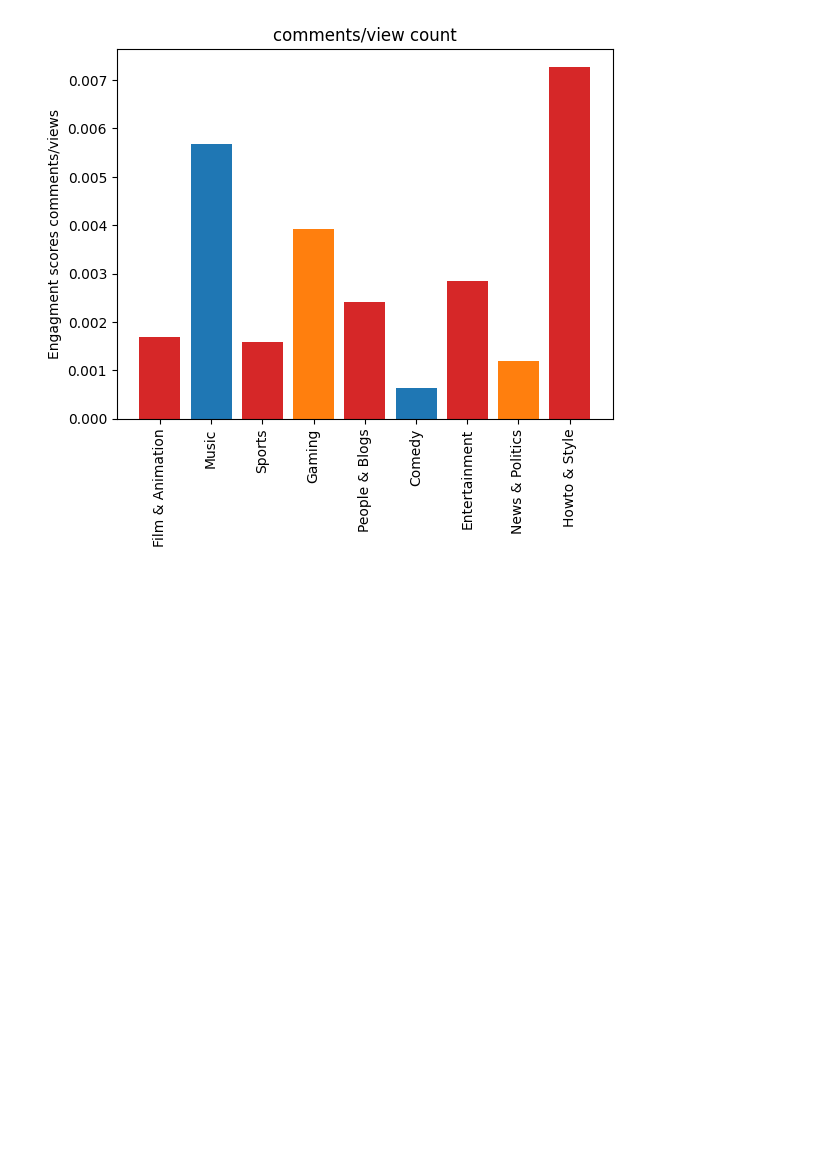
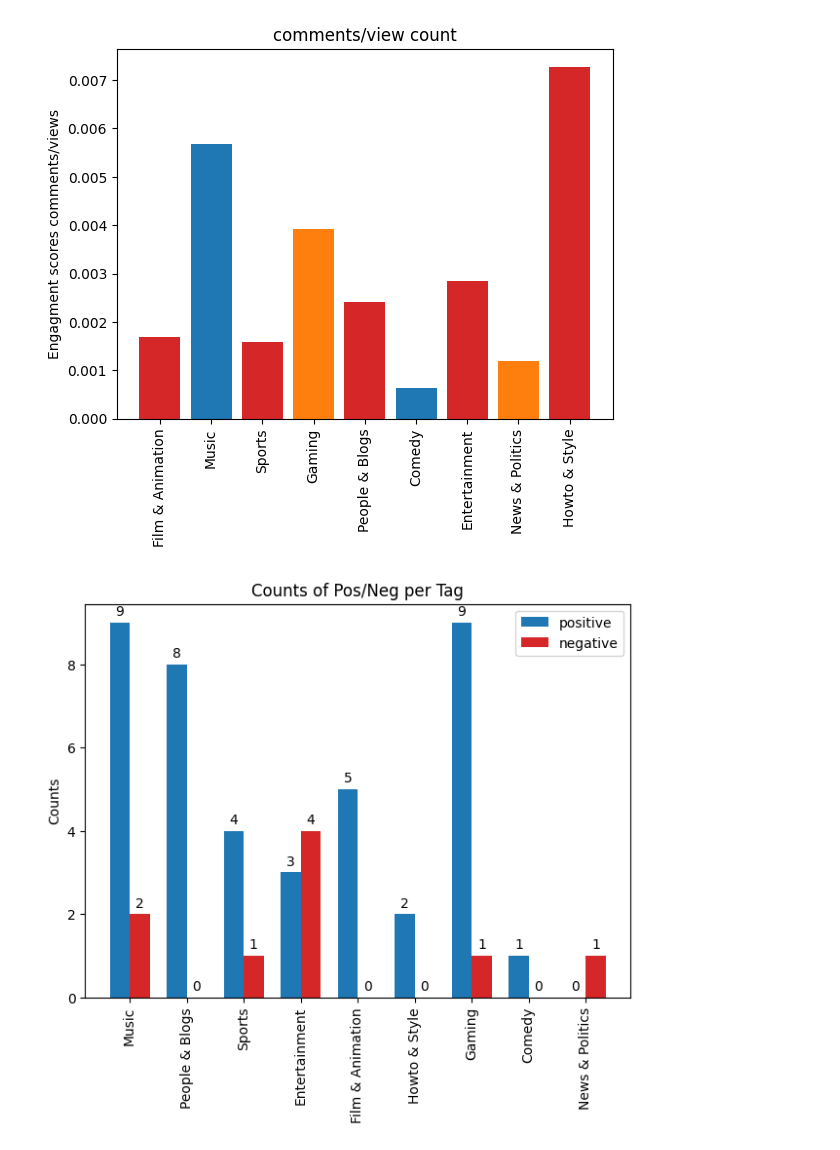
Before and after one commit to cdwangco/SentimentAnalysisProject, a Jupyter notebook: main_MX.ipynb, the cells around one changed output. Saved outputs shown, nothing was run; the diff lists cells and outputs as text; code cells hidden in the pictures; blank space fills up the shorter version.

```diff
--- a/main_MX.ipynb
+++ b/main_MX.ipynb
@@ -189,3 +189,43 @@ tags_engagment = video_tag_scores()
 plot_engagement(tags_engagment)
 # %% [output]
 [figure]
+# %%
+def title_sentiment_per_tag():
+    tags_sent_dict = defaultdict(list)
+    for v in videos.values():
+        pred = predict_small(v.title)
+        if int(v.category_id) not in tags_sent_dict:
+            tags_sent_dict[int(v.category_id)] = {0:0,1:1} if pred else {0:1,1:0}
+        else:
+            tags_sent_dict[int(v.category_id)][pred] +=1
+    return tags_sent_dict
+# %%
+def plot_title_sentiment_per_tag(tags_sent_dict):
+    labels = [id_to_tag[v] for v in tags_sent_dict.keys()]
+    pos = [val[1] for val in tags_sent_dict.values()]
+    negs = [val[0] for val in tags_sent_dict.values()]
+    width = 0.35       # the width of the bars: can also be len(x) sequence
+
+    x = np.arange(len(labels))  # the label locations
+    width = 0.35  # the width of the bars
+
+    fig, ax = plt.subplots()
+    pos_bar = ax.bar(x - width/2, pos, width, label='positive', color='tab:blue')
+    neg_bar = ax.bar(x + width/2, negs, width, label='negative', color='tab:red')
+
+    # Add some text for labels, title and custom x-axis tick labels, etc.
+    ax.set_ylabel('Counts')
+    ax.set_title('Counts of Pos/Neg per Tag')
+    ax.set_xticks(x, labels)
+    ax.legend()
+
+    ax.bar_label(pos_bar, padding=3)
+    ax.bar_label(neg_bar, padding=3)
+    fig.tight_layout()
+    plt.xticks(rotation=90)
+    plt.show()
+# %%
+tags_sent_dict = title_sentiment_per_tag()
+plot_title_sentiment_per_tag(tags_sent_dict)
+# %% [output]
+[figure, added]
```
Also changed, not shown: 4 other files.
